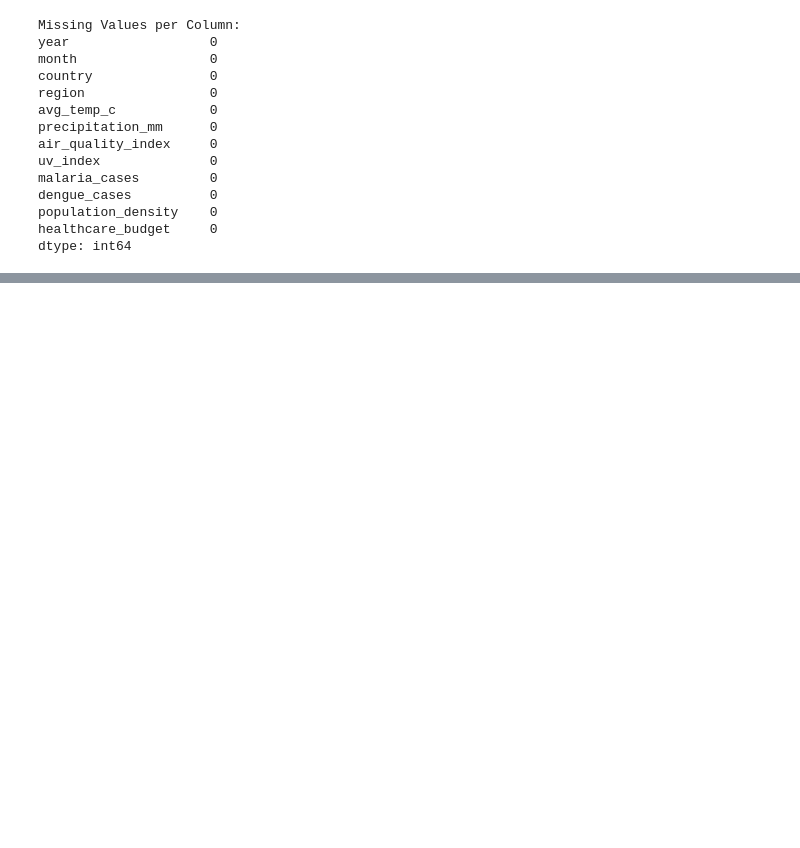
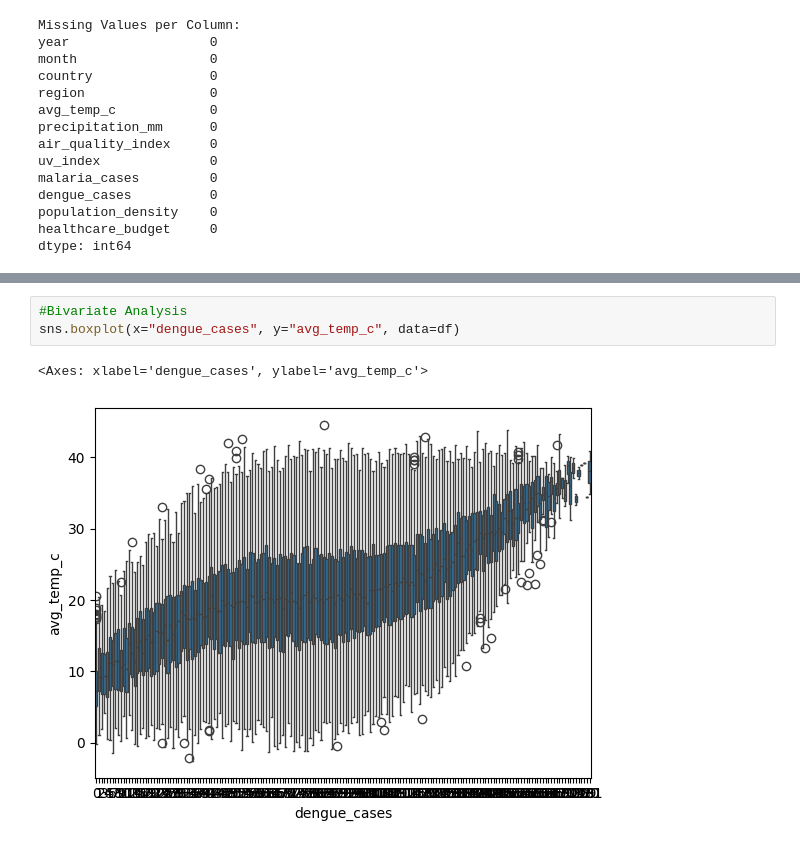
Before and after one commit to Seemant-10/Climate-Driven-Disease-Outbreak-Prediction, a Jupyter notebook: sourceCodeFiles/main.ipynb, the cells around one changed output, grey strips where cells are left out. Cells and saved outputs as stored; diff of their text form; blank space fills up the shorter version.

```diff
--- a/sourceCodeFiles/main.ipynb
+++ b/sourceCodeFiles/main.ipynb
@@ -81,0 +111,6 @@ dtype: int64
+# %%
+#Bivariate Analysis
+sns.boxplot(x="dengue_cases", y="avg_temp_c", data=df)
+# %% [output]
+<Axes: xlabel='dengue_cases', ylabel='avg_temp_c'>
+[figure, added]
```
Also changed, not shown: parts of 13 cells of this notebook.
